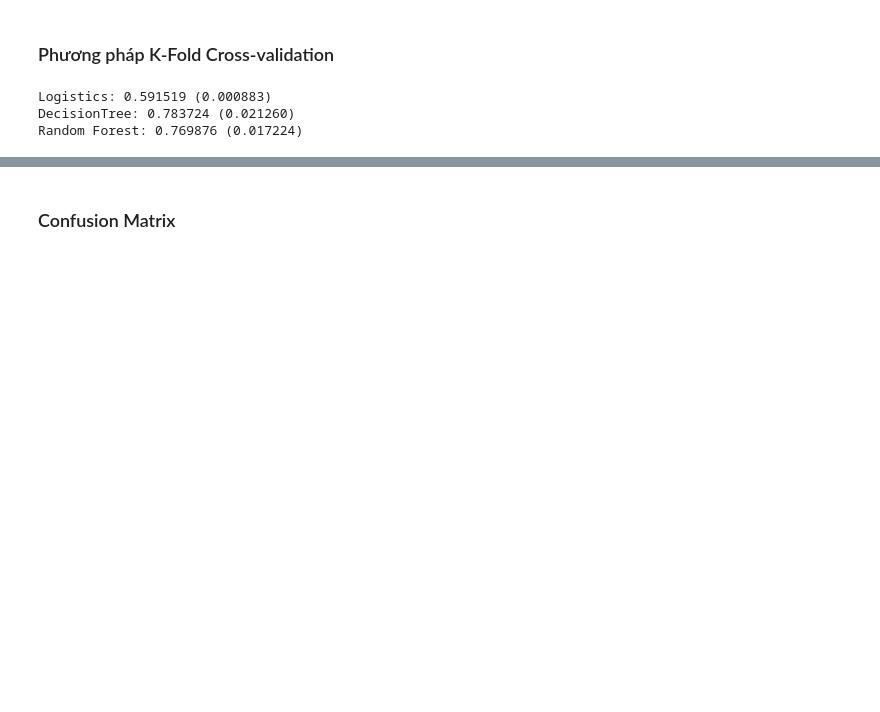
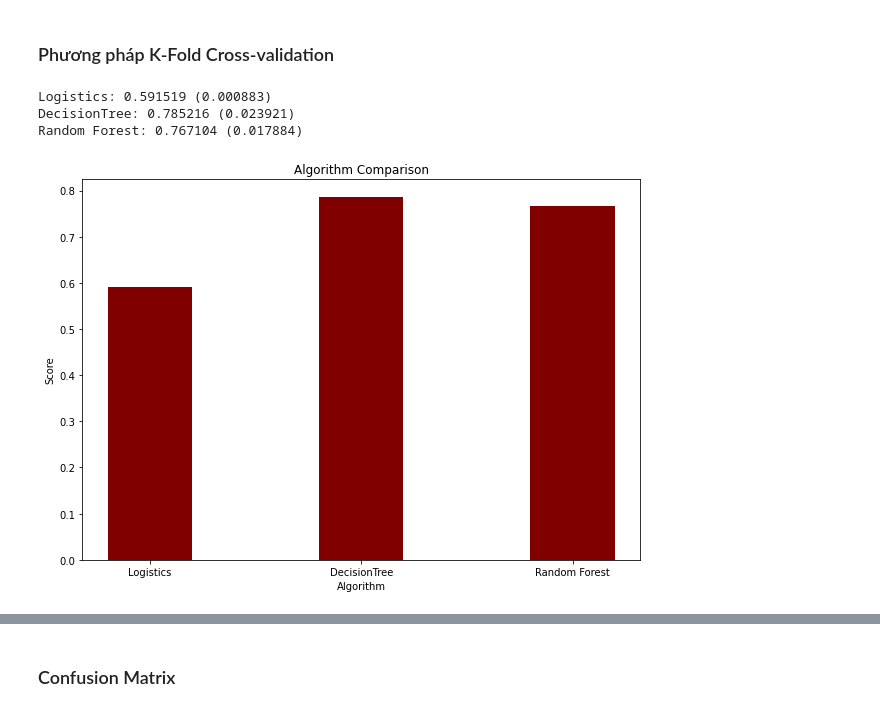
Before and after one commit to mq149/PTDLUD-01_DATH-2, a Jupyter notebook: PTDLUD-01_DATH#2_YC2.ipynb, the cells around one changed output, grey strips where cells are left out. Saved outputs shown, nothing was run; the diff lists cells and outputs as text; code cells hidden in the pictures; blank space fills up the shorter version.

```diff
--- a/PTDLUD-01_DATH#2_YC2.ipynb
+++ b/PTDLUD-01_DATH#2_YC2.ipynb
@@ -389,18 +394,33 @@ def build_and_analysis(df, models, k):
 ### Phương pháp K-Fold Cross-validation
 # %%
 #Cross-validation
+cv_mean = []
 results = []
 names = []
 for name, model in selected_models:
 	kfold = StratifiedKFold(n_splits=10, random_state=1, shuffle=True)
 	cv_results = cross_val_score(model, X, y, cv=kfold, scoring='accuracy')
 	results.append(cv_results)
+	cv_mean.append(cv_results.mean())
 	names.append(name)
 	print('%s: %f (%f)' % (name, cv_results.mean(), cv_results.std()))
 # %% [output]
 Logistics: 0.591519 (0.000883)
-DecisionTree: 0.783724 (0.021260)
-Random Forest: 0.769876 (0.017224)
+DecisionTree: 0.785216 (0.023921)
+Random Forest: 0.767104 (0.017884)
+# %%
+fig = plt.figure(figsize = (10, 7))
+
+# creating the bar plot
+plt.bar(names, cv_mean, color ='maroon',
+        width = 0.4)
+
+plt.xlabel("Algorithm")
+plt.ylabel("Score")
+plt.title("Algorithm Comparison")
+plt.show()
+# %% [output]
+[figure, added]
 # %%
 fig = plt.figure(1, figsize=(10,5))
 plt.boxplot(results, labels=names, vert=False )
```
Also changed, not shown: parts of 6 cells of this notebook.
